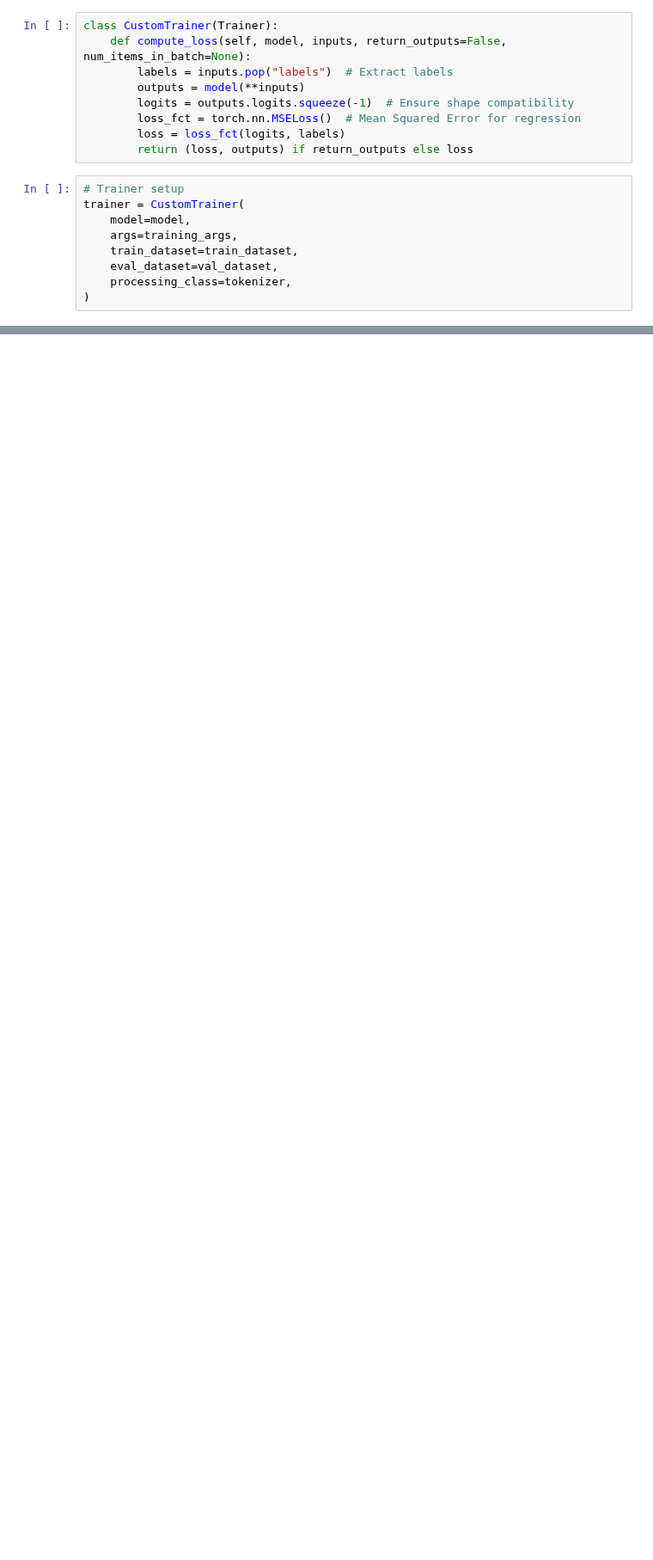
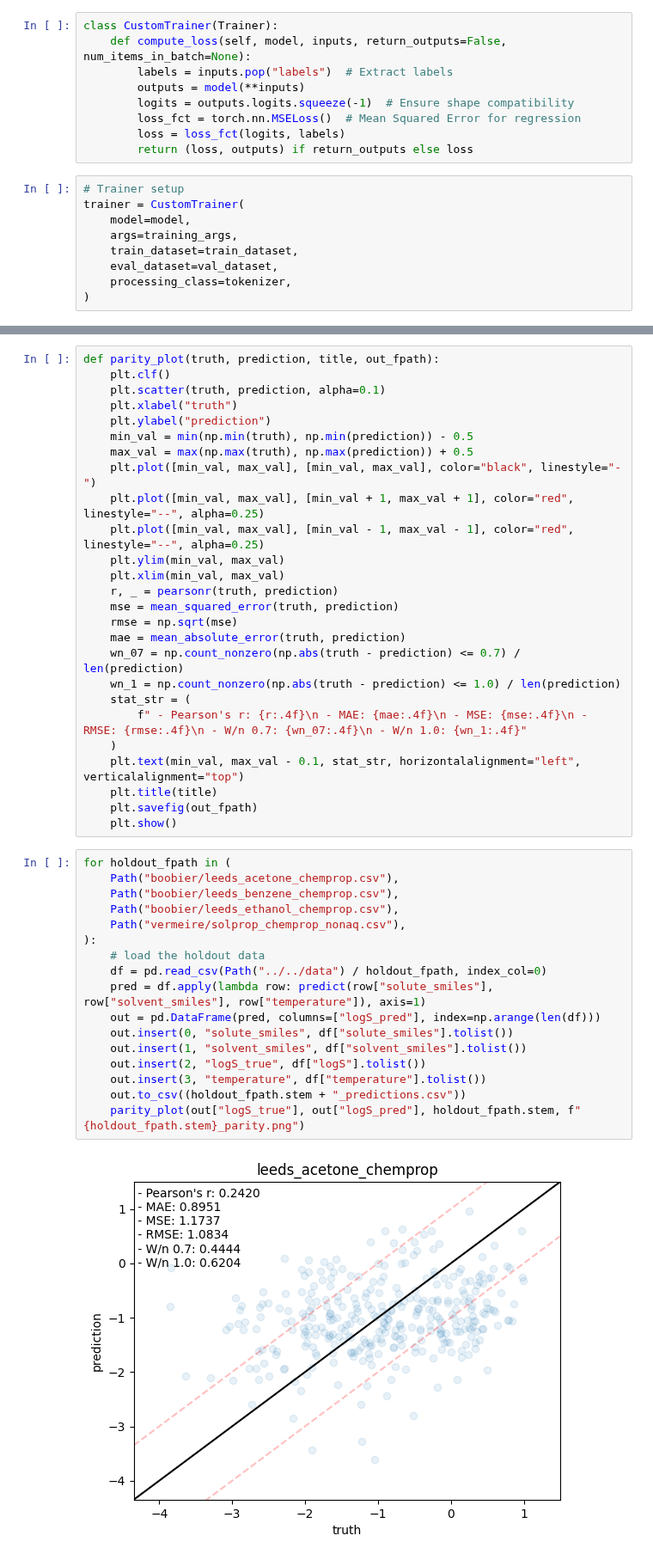
Before and after one commit to JacksonBurns/fastsolv, a Jupyter notebook: paper/models/chemberta/chemberta.ipynb, the cells around one changed output, grey strips where cells are left out. Shown at 86% size. Cells and saved outputs as stored; diff of their text form; blank space fills up the shorter version.

```diff
--- a/paper/models/chemberta/chemberta.ipynb
+++ b/paper/models/chemberta/chemberta.ipynb
@@ -93,0 +117,45 @@ print(predict("CCO", "CCCC", 25.0))
+# %%
+def parity_plot(truth, prediction, title, out_fpath):
+    plt.clf()
+    plt.scatter(truth, prediction, alpha=0.1)
+    plt.xlabel("truth")
+    plt.ylabel("prediction")
+    min_val = min(np.min(truth), np.min(prediction)) - 0.5
+    max_val = max(np.max(truth), np.max(prediction)) + 0.5
+    plt.plot([min_val, max_val], [min_val, max_val], color="black", linestyle="-")
+    plt.plot([min_val, max_val], [min_val + 1, max_val + 1], color="red", linestyle="--", alpha=0.25)
+    plt.plot([min_val, max_val], [min_val - 1, max_val - 1], color="red", linestyle="--", alpha=0.25)
+    plt.ylim(min_val, max_val)
+    plt.xlim(min_val, max_val)
+    r, _ = pearsonr(truth, prediction)
+    mse = mean_squared_error(truth, prediction)
+    rmse = np.sqrt(mse)
+    mae = mean_absolute_error(truth, prediction)
+    wn_07 = np.count_nonzero(np.abs(truth - prediction) <= 0.7) / len(prediction)
+    wn_1 = np.count_nonzero(np.abs(truth - prediction) <= 1.0) / len(prediction)
+    stat_str = (
+        f" - Pearson's r: {r:.4f}\n - MAE: {mae:.4f}\n - MSE: {mse:.4f}\n - RMSE: {rmse:.4f}\n - W/n 0.7: {wn_07:.4f}\n - W/n 1.0: {wn_1:.4f}"
+    )
+    plt.text(min_val, max_val - 0.1, stat_str, horizontalalignment="left", verticalalignment="top")
+    plt.title(title)
+    plt.savefig(out_fpath)
+    plt.show()
+# %%
+for holdout_fpath in (
+    Path("boobier/leeds_acetone_chemprop.csv"),
+    Path("boobier/leeds_benzene_chemprop.csv"),
+    Path("boobier/leeds_ethanol_chemprop.csv"),
+    Path("vermeire/solprop_chemprop_nonaq.csv"),
+):
+    # load the holdout data
+    df = pd.read_csv(Path("../../data") / holdout_fpath, index_col=0)
+    pred = df.apply(lambda row: predict(row["solute_smiles"], row["solvent_smiles"], row["temperature"]), axis=1)
+    out = pd.DataFrame(pred, columns=["logS_pred"], index=np.arange(len(df)))
+    out.insert(0, "solute_smiles", df["solute_smiles"].tolist())
+    out.insert(1, "solvent_smiles", df["solvent_smiles"].tolist())
+    out.insert(2, "logS_true", df["logS"].tolist())
+    out.insert(3, "temperature", df["temperature"].tolist())
+    out.to_csv((holdout_fpath.stem + "_predictions.csv"))
+    parity_plot(out["logS_true"], out["logS_pred"], holdout_fpath.stem, f"{holdout_fpath.stem}_parity.png")
+# %% [output]
+[figure, added]
```
Also changed, not shown: parts of 9 cells of this notebook, 4 other files.
